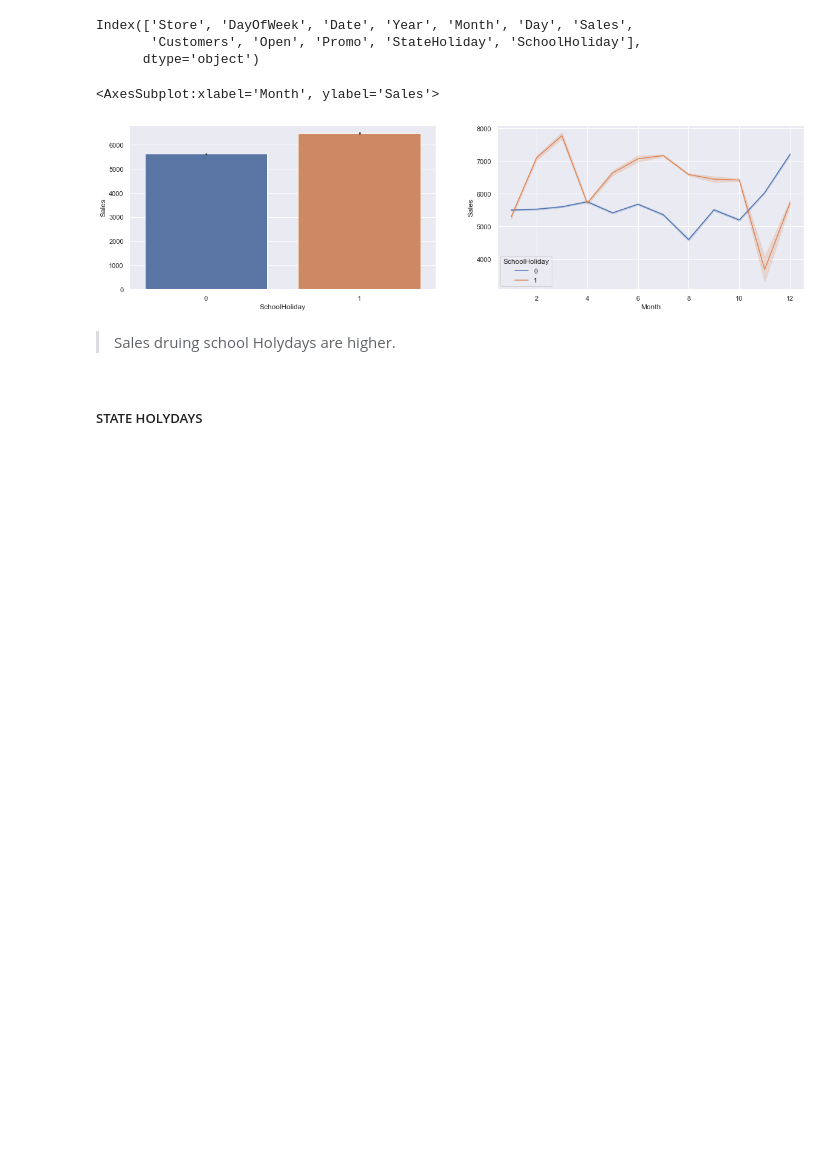
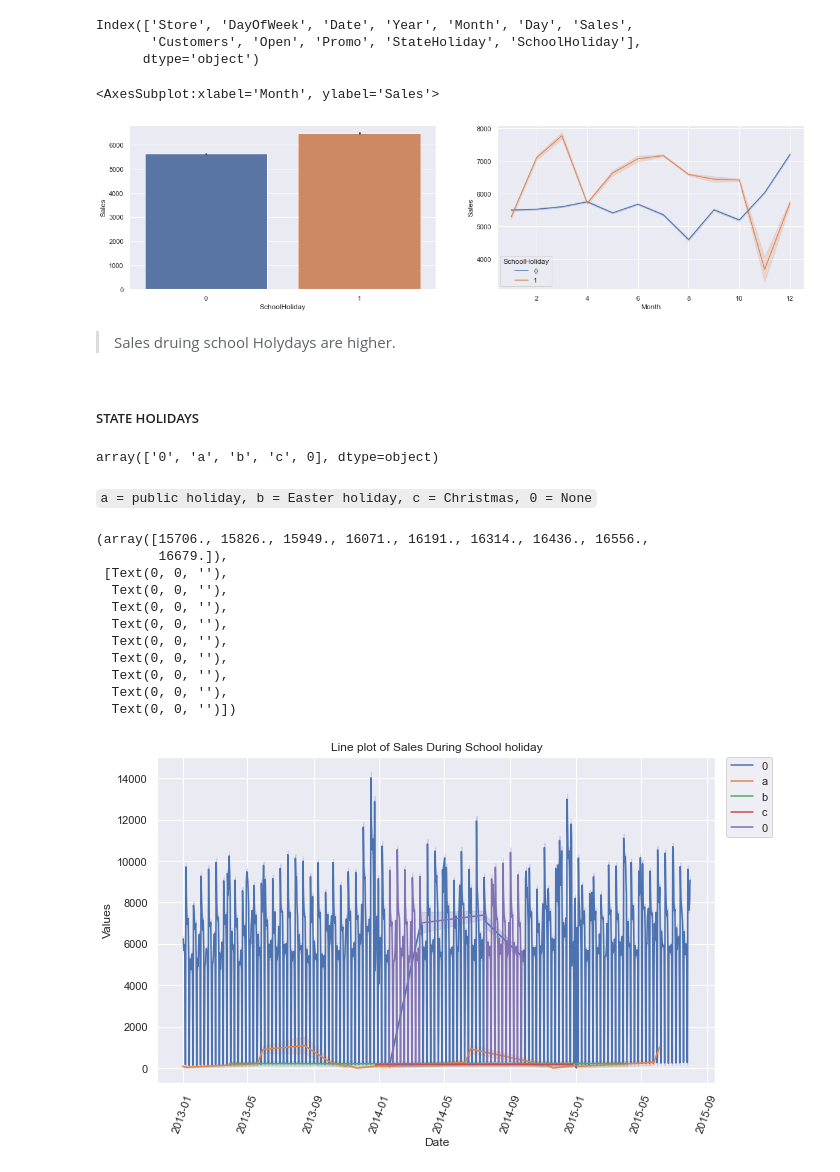
Before and after one commit to Melak2017/Pharmaceutical-Sales-Prediction-, a Jupyter notebook: notebooks/data_exploration.ipynb, the cells around one changed output. Saved outputs shown, nothing was run; the diff lists cells and outputs as text; code cells hidden in the pictures; blank space fills up the shorter version.

Commit message:
sales on state holidays

```diff
--- a/notebooks/data_exploration.ipynb
+++ b/notebooks/data_exploration.ipynb
@@ -227,4 +227,8 @@ sns.lineplot(x='Month', y='Sales', hue='SchoolHoliday', data=train_df,ax=axs[1])
 # %% [markdown]
 >Sales druing school Holydays are higher.
 # %% [markdown]
-##### STATE HOLYDAYS
+##### STATE HOLIDAYS
+# %%
+train_df['StateHoliday'].unique()
+# %% [output]
+array(['0', 'a', 'b', 'c', 0], dtype=object)
@@ -230,0 +237,26 @@ sns.lineplot(x='Month', y='Sales', hue='SchoolHoliday', data=train_df,ax=axs[1])
+# %% [markdown]
+`a = public holiday, b = Easter holiday, c = Christmas, 0 = None`<br>
+# %%
+f, ax = plt.subplots(figsize=(10, 6))
+lp = sns.lineplot(x='Date', y='Sales', hue='StateHoliday', data=train_df)
+
+#Position the legend out the graph
+lp.legend(bbox_to_anchor=(1.02, 1),
+          loc=2,
+          borderaxespad=0.0);
+lp.set(title='Line plot of Sales During School holiday', xlabel='Year', ylabel='Values')
+plt.xlabel('Date')
+plt.xticks(rotation=70)
+# %% [output]
+(array([15706., 15826., 15949., 16071., 16191., 16314., 16436., 16556.,
+        16679.]),
+ [Text(0, 0, ''),
+  Text(0, 0, ''),
+  Text(0, 0, ''),
+  Text(0, 0, ''),
+  Text(0, 0, ''),
+  Text(0, 0, ''),
+  Text(0, 0, ''),
+  Text(0, 0, ''),
+  Text(0, 0, '')])
+[figure, added]
```
Also changed, not shown: parts of 4 cells of this notebook.
